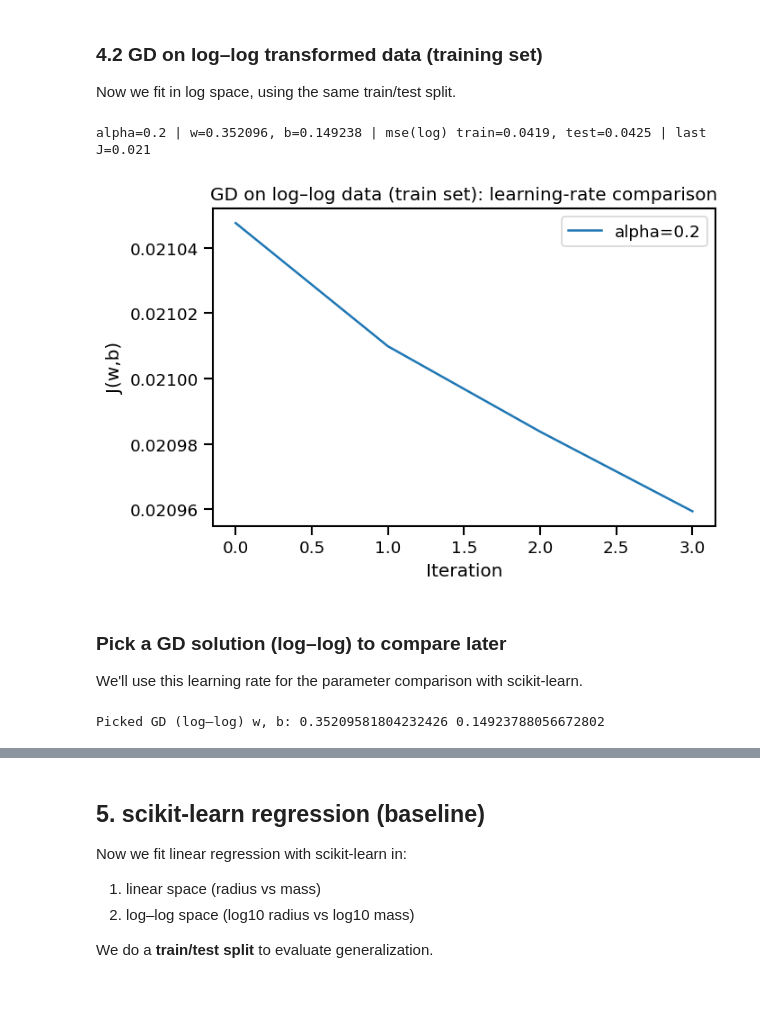
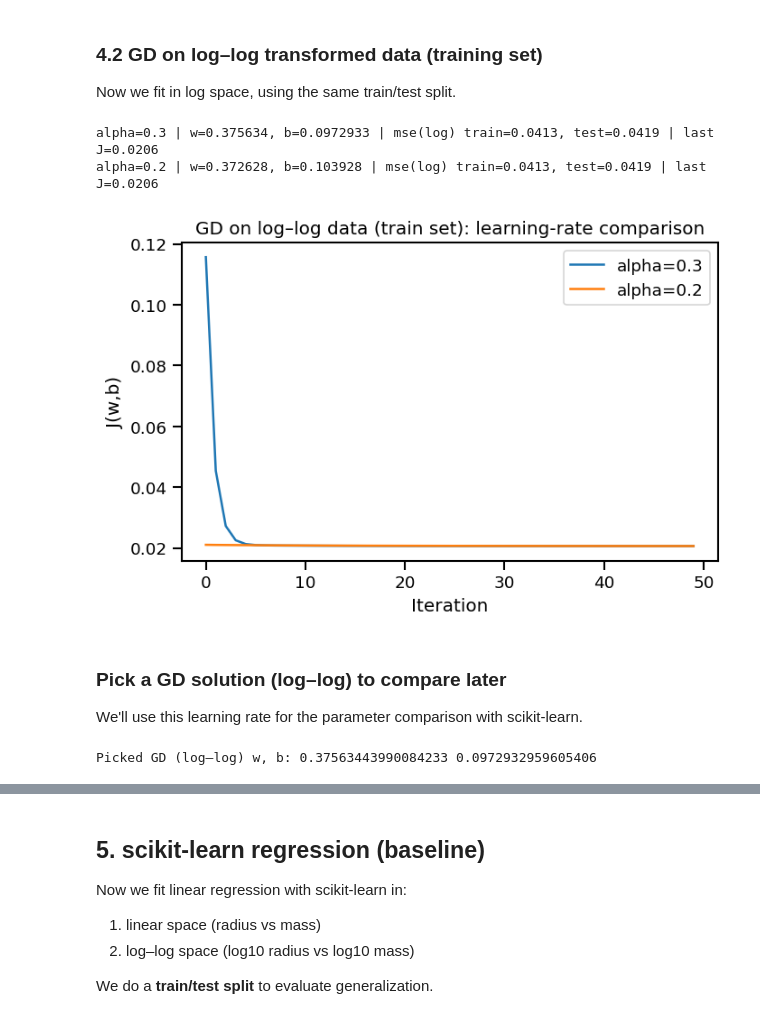
Before and after one commit to vadibekyan/ML_Astronomy_classes, a Jupyter notebook: notebooks/02_regression_with_feature_scaling.ipynb, the cells around one changed output, grey strips where cells are left out. Drawn from its saved outputs; the diff is of its cells as text; code cells hidden in the pictures.

```diff
--- a/notebooks/02_regression_with_feature_scaling.ipynb
+++ b/notebooks/02_regression_with_feature_scaling.ipynb
@@ -176,8 +176,8 @@ def run_gd_and_predict(x_train, y_train, x_test, y_test, w0, b0, alpha, num_iter
     mse_test  = mean_squared_error(y_test,  yhat_test)
     return w, b, J_hist, mse_train, mse_test
 # %%
-alphas_raw = [1e-3]
-iters = 20
+alphas_raw = [1e-7]
+iters = 200
 w0, b0 = 0.0, 0.0
 
 results_raw = {}
@@ -210,38 +209,39 @@ ylog_train = np.log10(y_train)
 xlog_test  = np.log10(x_test)
 ylog_test  = np.log10(y_test)
 # %%
-alphas_log = [0.2]   # 0.2 may overshoot depending on the dataset
-iters_log = 4
+alphas_log = [0.3, 0.2,]   # 0.2 may overshoot depending on the dataset
+iters_log = 50
 w0, b0 = 0.0, 0.0
 
 results_log = {}
 for a in alphas_log:
     w, b, J_hist, mse_tr, mse_te = run_gd_and_predict(xlog_train, ylog_train, xlog_test, ylog_test, w0, b0, a, iters_log)
     results_log[a] = (w, b, J_hist, mse_tr, mse_te)
     print(f"alpha={a:g} | w={w:.6g}, b={b:.6g} | mse(log) train={mse_tr:.3g}, test={mse_te:.3g} | last J={J_hist[-1]:.3g}")
 
 
 plt.figure(figsize=(6,4))
 for a, (_, _, J_hist, _, _) in results_log.items():
     plt.plot(J_hist, label=f"alpha={a:g}")
 plt.xlabel("Iteration")
 plt.ylabel("J(w,b)")
 plt.title("GD on log–log data (train set): learning-rate comparison")
 plt.legend()
 plt.tight_layout()
 # %% [output]
-alpha=0.2 | w=0.352096, b=0.149238 | mse(log) train=0.0419, test=0.0425 | last J=0.021
+alpha=0.3 | w=0.375634, b=0.0972933 | mse(log) train=0.0413, test=0.0419 | last J=0.0206
+alpha=0.2 | w=0.372628, b=0.103928 | mse(log) train=0.0413, test=0.0419 | last J=0.0206
-[figure, old version]
+[figure, new version]
 # %% [markdown]
 ### Pick a GD solution (log–log) to compare later
 
 We'll use this learning rate for the parameter comparison with scikit-learn.
 # %%
-alpha_pick = 0.2
+alpha_pick = 0.3
 w_gd_log, b_gd_log, *_ = results_log[alpha_pick]
 print("Picked GD (log–log) w, b:", w_gd_log, b_gd_log)
 # %% [output]
-Picked GD (log–log) w, b: 0.35209581804232426 0.14923788056672802
+Picked GD (log–log) w, b: 0.37563443990084233 0.0972932959605406
 # %%
 plt.figure(figsize=(6,5))
 plt.scatter(xlog_train, ylog_train, s=8, alpha=0.5, label="train")
```
Also changed, not shown: parts of 4 cells of this notebook, 1 other file.
